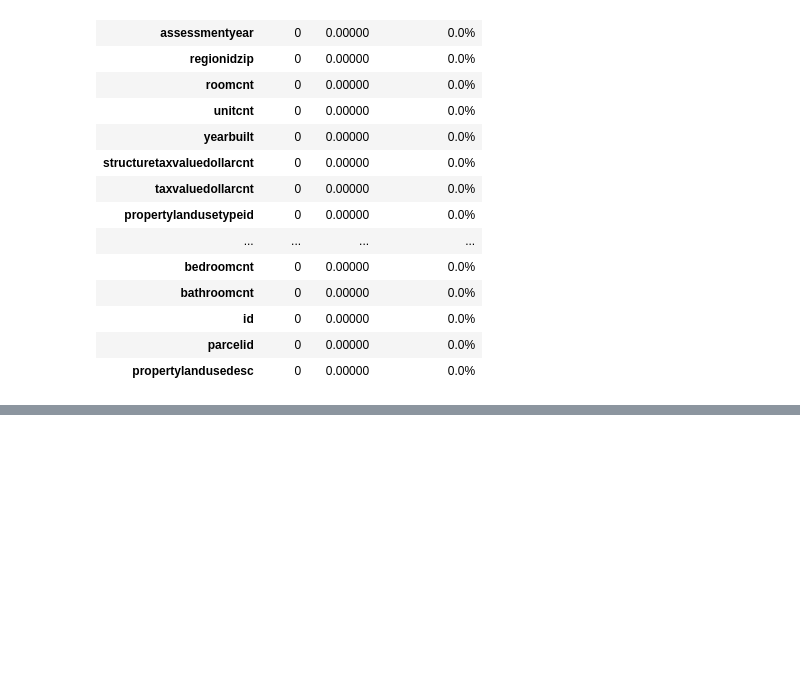
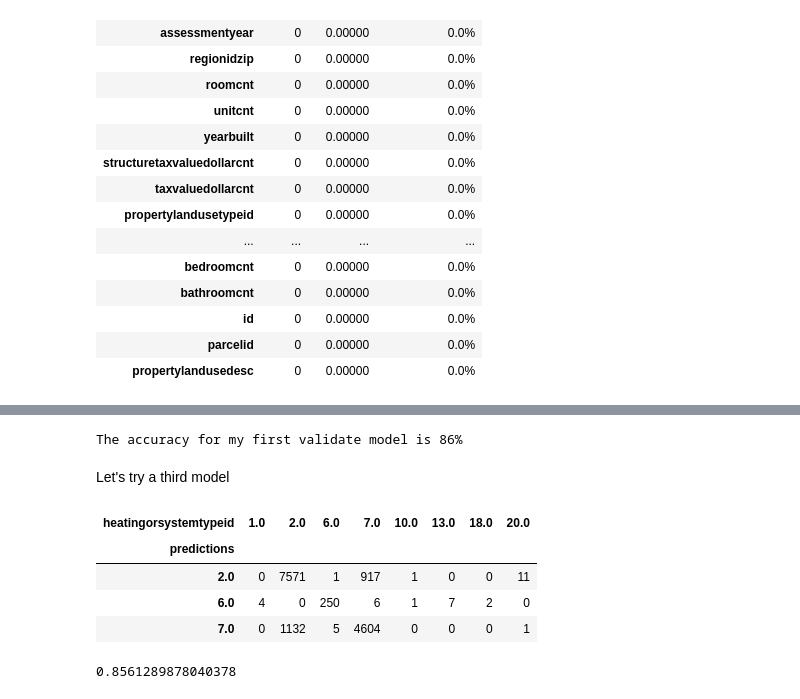
Before and after one commit to HopperTeam6/Zillow_Clustering_Project, a Jupyter notebook: bondy_rabbit_hole.ipynb, the cells around one changed output, grey strips where cells are left out. Saved outputs shown, nothing was run; the diff lists cells and outputs as text; code cells hidden in the pictures; blank space fills up the shorter version.

```diff
--- a/bondy_rabbit_hole.ipynb
+++ b/bondy_rabbit_hole.ipynb
@@ -596,0 +699,33 @@ Name: predictions, dtype: int64
+# %%
+accuracy_v1 = (3260 + 105 + 1998) / (3260 + 370 + 4 + 2 + 105 + 1 + 3 + 1 + 470 + 5 + 1998)
+print(f'The accuracy for my first validate model is {round(accuracy_v1 * 100)}%')
+# %% [output]
+The accuracy for my first validate model is 86%
+# %% [markdown]
+Let's try a third model
+# %%
+#creation
+rf3 = RandomForestClassifier(bootstrap = True,
+                            min_samples_leaf = 3,
+                            max_depth = 5,
+                            random_state = 421)
+
+#fit
+rf3.fit(X_train, y_train)
+
+#predict
+train['predictions'] = rf3.predict(X_train)
+# %%
+con_matrix_3 = pd.crosstab(train.predictions, train.heatingorsystemtypeid)
+con_matrix_3
+# %% [output]
+| heatingorsystemtypeid | 1.0 | 2.0 | 6.0 | 7.0 | 10.0 | 13.0 | 18.0 | 20.0 |
+| predictions |  |  |  |  |  |  |  |  |
+| 2.0 | 0 | 7571 | 1 | 917 | 1 | 0 | 0 | 11 |
+| 6.0 | 4 | 0 | 250 | 6 | 1 | 7 | 2 | 0 |
+| 7.0 | 0 | 1132 | 5 | 4604 | 0 | 0 | 0 | 1 |
+# %%
+accuracy3 = (7571 + 250 + 4604) / (7571 + 1 + 917 + 1 + 11 + 4 + 250 + 6 + 1 + 7 + 2 + 1132 + 5 + 4604 + 1)
+accuracy3
+# %% [output]
+0.8561289878040378
```
Also changed, not shown: parts of 69 cells of this notebook.
